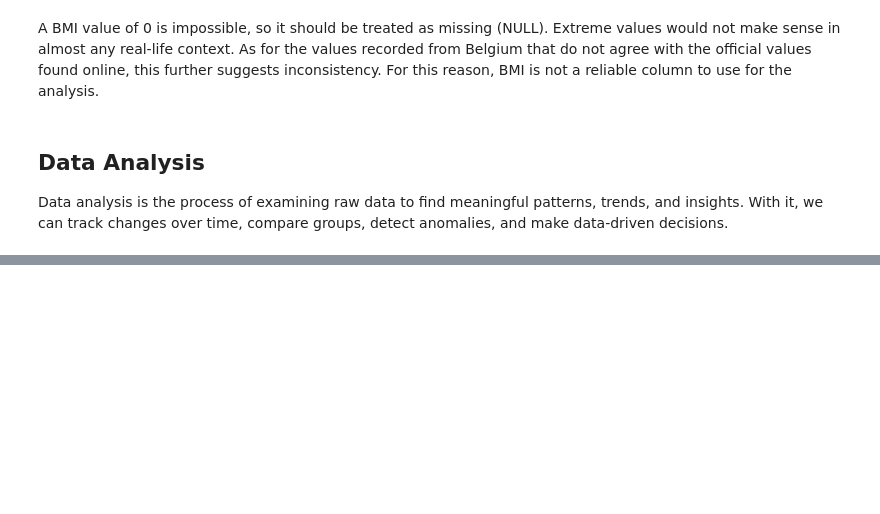
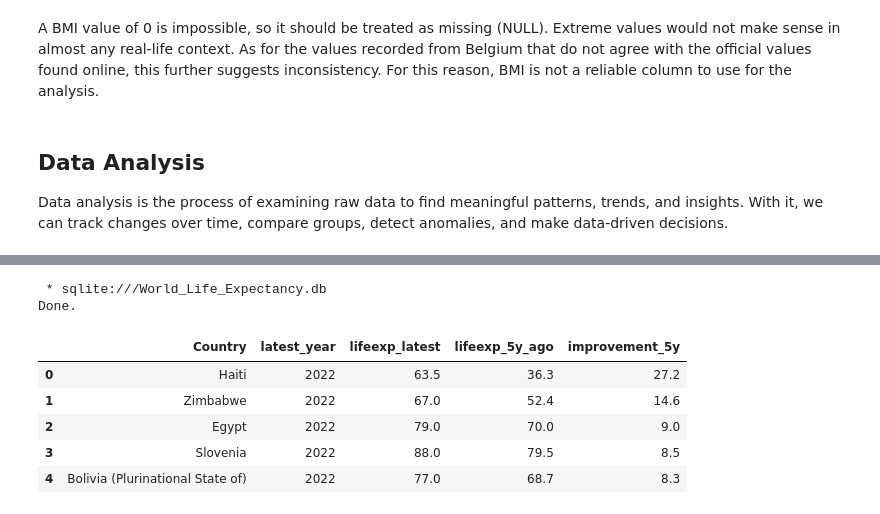
Before and after one commit to gianlucasposito/World-Life-Expectancy-Data-SQL, a Jupyter notebook: World_Life_Expectancy_SQL.ipynb, the cells around one changed output, grey strips where cells are left out. Cells and saved outputs as stored; diff of their text form; code cells hidden in the pictures; blank space fills up the shorter version.

```diff
--- a/World_Life_Expectancy_SQL.ipynb
+++ b/World_Life_Expectancy_SQL.ipynb
@@ -494,0 +621,28 @@ Data analysis is the process of examining raw data to find meaningful patterns,
+# %%
+%%sql
+
+-- Top 5 countries with the biggest improvement over the last 5-year window
+
+SELECT
+  w.Country,
+  w.Year AS latest_year,
+  w.Life_expectancy AS lifeexp_latest,
+  p.Life_expectancy AS lifeexp_5y_ago,
+  (w.Life_expectancy - p.Life_expectancy) AS improvement_5y
+FROM World_Life_Expectancy AS w
+JOIN World_Life_Expectancy AS p
+  ON p.Country = w.Country
+ AND p.Year = w.Year - 5
+WHERE w.Year = (SELECT MAX(Year) FROM World_Life_Expectancy)
+  AND p.Life_expectancy IS NOT NULL
+ORDER BY improvement_5y DESC, w.Country
+LIMIT 5
+# %% [output]
+ * sqlite:///World_Life_Expectancy.db
+Done.
+|  | Country | latest_year | lifeexp_latest | lifeexp_5y_ago | improvement_5y |
+| 0 | Haiti | 2022 | 63.5 | 36.3 | 27.2 |
+| 1 | Zimbabwe | 2022 | 67.0 | 52.4 | 14.6 |
+| 2 | Egypt | 2022 | 79.0 | 70.0 | 9.0 |
+| 3 | Slovenia | 2022 | 88.0 | 79.5 | 8.5 |
+| 4 | Bolivia (Plurinational State of) | 2022 | 77.0 | 68.7 | 8.3 |
```
Also changed, not shown: parts of 17 cells of this notebook.
